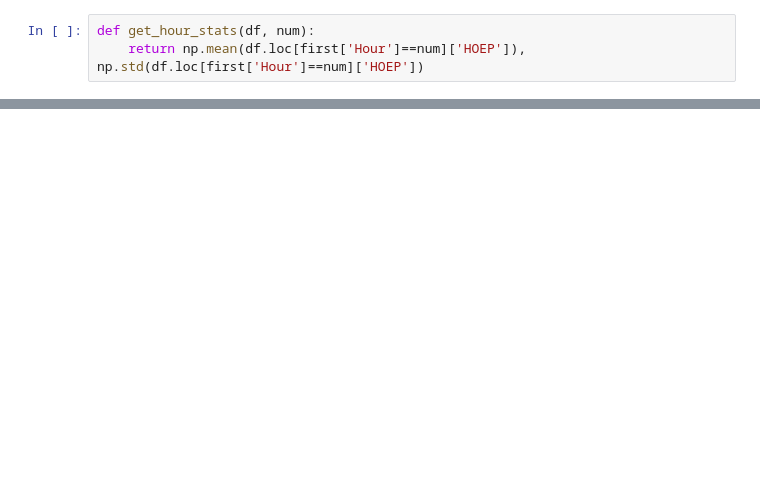
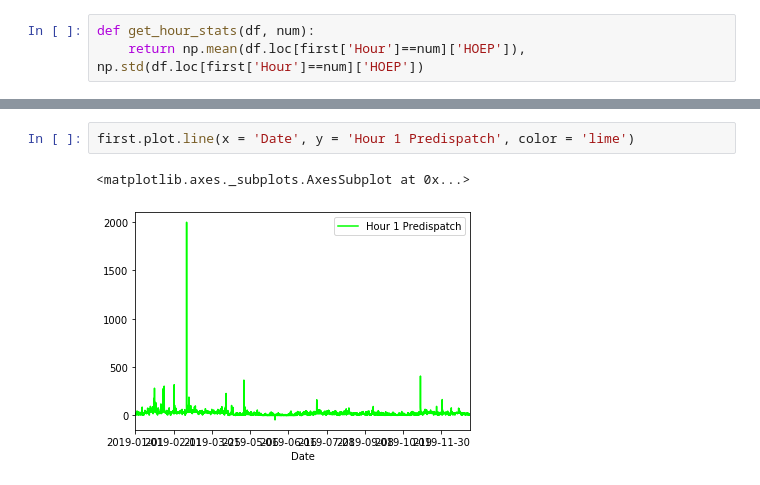
Before and after one commit to PrasannS/MicrogridSim, a Jupyter notebook: data_loading/energy_price.ipynb, the cells around one changed output, grey strips where cells are left out. Drawn from its saved outputs; the diff is of its cells as text; blank space fills up the shorter version.

```diff
--- a/data_loading/energy_price.ipynb
+++ b/data_loading/energy_price.ipynb
@@ -100,0 +123,5 @@ first
+# %%
+first.plot.line(x = 'Date', y = 'Hour 1 Predispatch', color = 'lime')
+# %% [output]
+<matplotlib.axes._subplots.AxesSubplot at 0x...>
+[figure, added]
```
Also changed, not shown: parts of 9 cells of this notebook, 2 other files.
